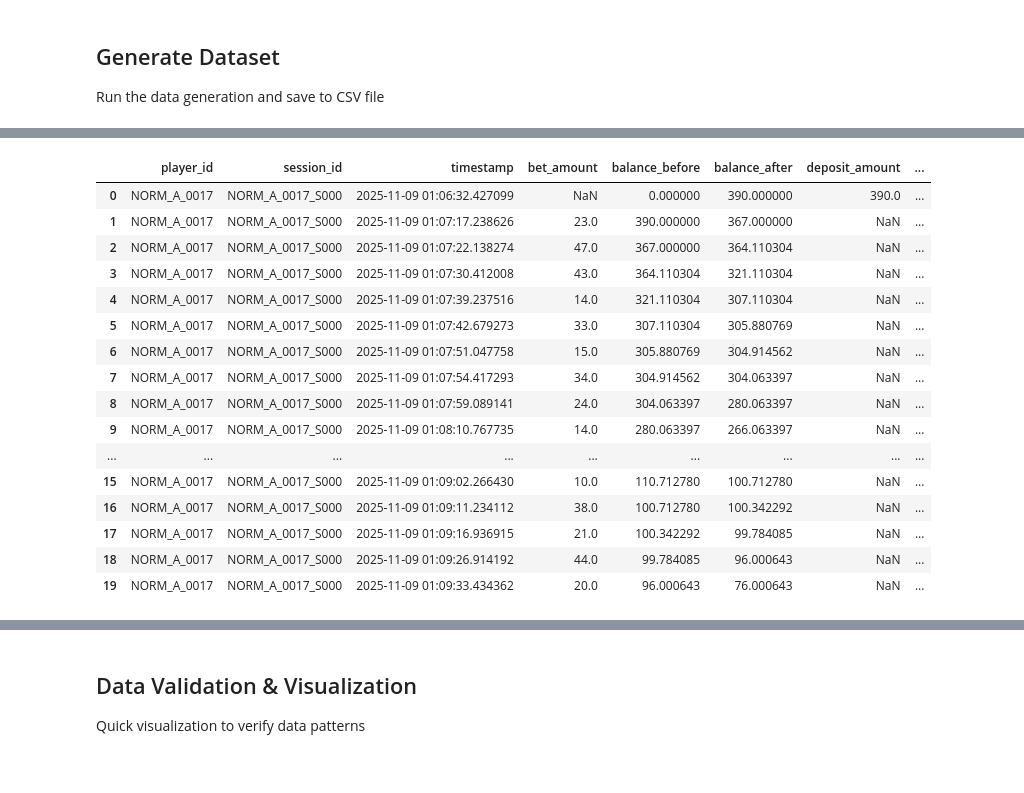
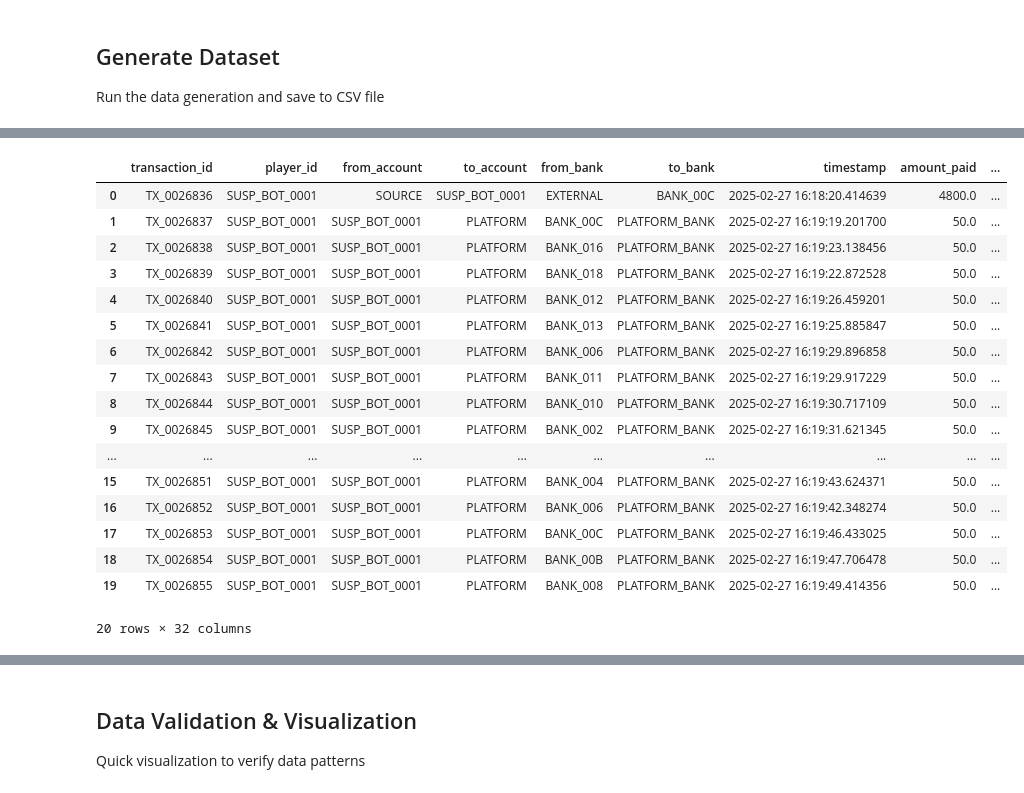
Before and after one commit to CodingMonkey17/LTGuardian, a Jupyter notebook: notebooks/01_data_generation.ipynb, the cells around one changed output, grey strips where cells are left out. Cells and saved outputs as stored; diff of their text form; code cells hidden in the pictures.

```diff
--- a/notebooks/01_data_generation.ipynb
+++ b/notebooks/01_data_generation.ipynb
@@ -891,9 +1601,11 @@ def save_dataset(df, filename='aml_synthetic_data.csv', output_dir='../data'):
 
 Run the data generation and save to CSV file
 # %%
-# Generate the dataset
-# Adjust parameters as needed for dataset size
-df = generate_full_dataset(
+random.seed(42)
+np.random.seed(42)
+
+# Generate the full dataset (TxLog + node metadata)
+df, node_meta = generate_full_dataset(
     num_normal_A=50,
     num_normal_B=50,
     num_normal_C=50,
@@ -902,10 +1614,22 @@ df = generate_full_dataset(
     num_suspicious_spike=10,
     num_suspicious_bot=8,
     num_suspicious_crypto=8,
-    num_coordinated_groups=5
+    num_coordinated_groups=5,
+    # Topology subgraph counts
+    num_fan_out=6,
+    num_fan_in=6,
+    num_scatter_gather=5,
+    num_gather_scatter=5,
+    num_cycle=5,
+    num_bipartite=4,
+    num_stack=5,
 )
 
-# Preview the dataset
+# Build node features (Table II) and edge file
+node_df = build_node_features(df, node_meta)
+edge_df = build_edge_file(df)
+
+# Preview
 df.head(20)
 # %% [output]
 Generating normal players...
@@ -924,18 +1654,19 @@ Normal players: 150
-|  | player_id | session_id | timestamp | bet_amount | balance_before | balance_after | deposit_amount | ... |
-| 0 | NORM_A_0017 | NORM_A_0017_S000 | 2025-11-09 01:06:32.427099 | NaN | 0.000000 | 390.000000 | 390.0 | ... |
-| 1 | NORM_A_0017 | NORM_A_0017_S000 | 2025-11-09 01:07:17.238626 | 23.0 | 390.000000 | 367.000000 | NaN | ... |
-| 2 | NORM_A_0017 | NORM_A_0017_S000 | 2025-11-09 01:07:22.138274 | 47.0 | 367.000000 | 364.110304 | NaN | ... |
-| 3 | NORM_A_0017 | NORM_A_0017_S000 | 2025-11-09 01:07:30.412008 | 43.0 | 364.110304 | 321.110304 | NaN | ... |
-| 4 | NORM_A_0017 | NORM_A_0017_S000 | 2025-11-09 01:07:39.237516 | 14.0 | 321.110304 | 307.110304 | NaN | ... |
-| 5 | NORM_A_0017 | NORM_A_0017_S000 | 2025-11-09 01:07:42.679273 | 33.0 | 307.110304 | 305.880769 | NaN | ... |
-| 6 | NORM_A_0017 | NORM_A_0017_S000 | 2025-11-09 01:07:51.047758 | 15.0 | 305.880769 | 304.914562 | NaN | ... |
-| 7 | NORM_A_0017 | NORM_A_0017_S000 | 2025-11-09 01:07:54.417293 | 34.0 | 304.914562 | 304.063397 | NaN | ... |
-| 8 | NORM_A_0017 | NORM_A_0017_S000 | 2025-11-09 01:07:59.089141 | 24.0 | 304.063397 | 280.063397 | NaN | ... |
-| 9 | NORM_A_0017 | NORM_A_0017_S000 | 2025-11-09 01:08:10.767735 | 14.0 | 280.063397 | 266.063397 | NaN | ... |
-| ... | ... | ... | ... | ... | ... | ... | ... | ... |
-| 15 | NORM_A_0017 | NORM_A_0017_S000 | 2025-11-09 01:09:02.266430 | 10.0 | 110.712780 | 100.712780 | NaN | ... |
-| 16 | NORM_A_0017 | NORM_A_0017_S000 | 2025-11-09 01:09:11.234112 | 38.0 | 100.712780 | 100.342292 | NaN | ... |
-| 17 | NORM_A_0017 | NORM_A_0017_S000 | 2025-11-09 01:09:16.936915 | 21.0 | 100.342292 | 99.784085 | NaN | ... |
-| 18 | NORM_A_0017 | NORM_A_0017_S000 | 2025-11-09 01:09:26.914192 | 44.0 | 99.784085 | 96.000643 | NaN | ... |
-| 19 | NORM_A_0017 | NORM_A_0017_S000 | 2025-11-09 01:09:33.434362 | 20.0 | 96.000643 | 76.000643 | NaN | ... |
+|  | transaction_id | player_id | from_account | to_account | from_bank | to_bank | timestamp | amount_paid | ... |
+| 0 | TX_0026836 | SUSP_BOT_0001 | SOURCE | SUSP_BOT_0001 | EXTERNAL | BANK_00C | 2025-02-27 16:18:20.414639 | 4800.0 | ... |
+| 1 | TX_0026837 | SUSP_BOT_0001 | SUSP_BOT_0001 | PLATFORM | BANK_00C | PLATFORM_BANK | 2025-02-27 16:19:19.201700 | 50.0 | ... |
+| 2 | TX_0026838 | SUSP_BOT_0001 | SUSP_BOT_0001 | PLATFORM | BANK_016 | PLATFORM_BANK | 2025-02-27 16:19:23.138456 | 50.0 | ... |
+| 3 | TX_0026839 | SUSP_BOT_0001 | SUSP_BOT_0001 | PLATFORM | BANK_018 | PLATFORM_BANK | 2025-02-27 16:19:22.872528 | 50.0 | ... |
+| 4 | TX_0026840 | SUSP_BOT_0001 | SUSP_BOT_0001 | PLATFORM | BANK_012 | PLATFORM_BANK | 2025-02-27 16:19:26.459201 | 50.0 | ... |
+| 5 | TX_0026841 | SUSP_BOT_0001 | SUSP_BOT_0001 | PLATFORM | BANK_013 | PLATFORM_BANK | 2025-02-27 16:19:25.885847 | 50.0 | ... |
+| 6 | TX_0026842 | SUSP_BOT_0001 | SUSP_BOT_0001 | PLATFORM | BANK_006 | PLATFORM_BANK | 2025-02-27 16:19:29.896858 | 50.0 | ... |
+| 7 | TX_0026843 | SUSP_BOT_0001 | SUSP_BOT_0001 | PLATFORM | BANK_011 | PLATFORM_BANK | 2025-02-27 16:19:29.917229 | 50.0 | ... |
+| 8 | TX_0026844 | SUSP_BOT_0001 | SUSP_BOT_0001 | PLATFORM | BANK_010 | PLATFORM_BANK | 2025-02-27 16:19:30.717109 | 50.0 | ... |
+| 9 | TX_0026845 | SUSP_BOT_0001 | SUSP_BOT_0001 | PLATFORM | BANK_002 | PLATFORM_BANK | 2025-02-27 16:19:31.621345 | 50.0 | ... |
+| ... | ... | ... | ... | ... | ... | ... | ... | ... | ... |
+| 15 | TX_0026851 | SUSP_BOT_0001 | SUSP_BOT_0001 | PLATFORM | BANK_004 | PLATFORM_BANK | 2025-02-27 16:19:43.624371 | 50.0 | ... |
+| 16 | TX_0026852 | SUSP_BOT_0001 | SUSP_BOT_0001 | PLATFORM | BANK_006 | PLATFORM_BANK | 2025-02-27 16:19:42.348274 | 50.0 | ... |
+| 17 | TX_0026853 | SUSP_BOT_0001 | SUSP_BOT_0001 | PLATFORM | BANK_00C | PLATFORM_BANK | 2025-02-27 16:19:46.433025 | 50.0 | ... |
+| 18 | TX_0026854 | SUSP_BOT_0001 | SUSP_BOT_0001 | PLATFORM | BANK_00B | PLATFORM_BANK | 2025-02-27 16:19:47.706478 | 50.0 | ... |
+| 19 | TX_0026855 | SUSP_BOT_0001 | SUSP_BOT_0001 | PLATFORM | BANK_008 | PLATFORM_BANK | 2025-02-27 16:19:49.414356 | 50.0 | ... |
+20 rows × 32 columns
 # %%
```
Also changed, not shown: parts of 15 cells of this notebook, 6 other files.
